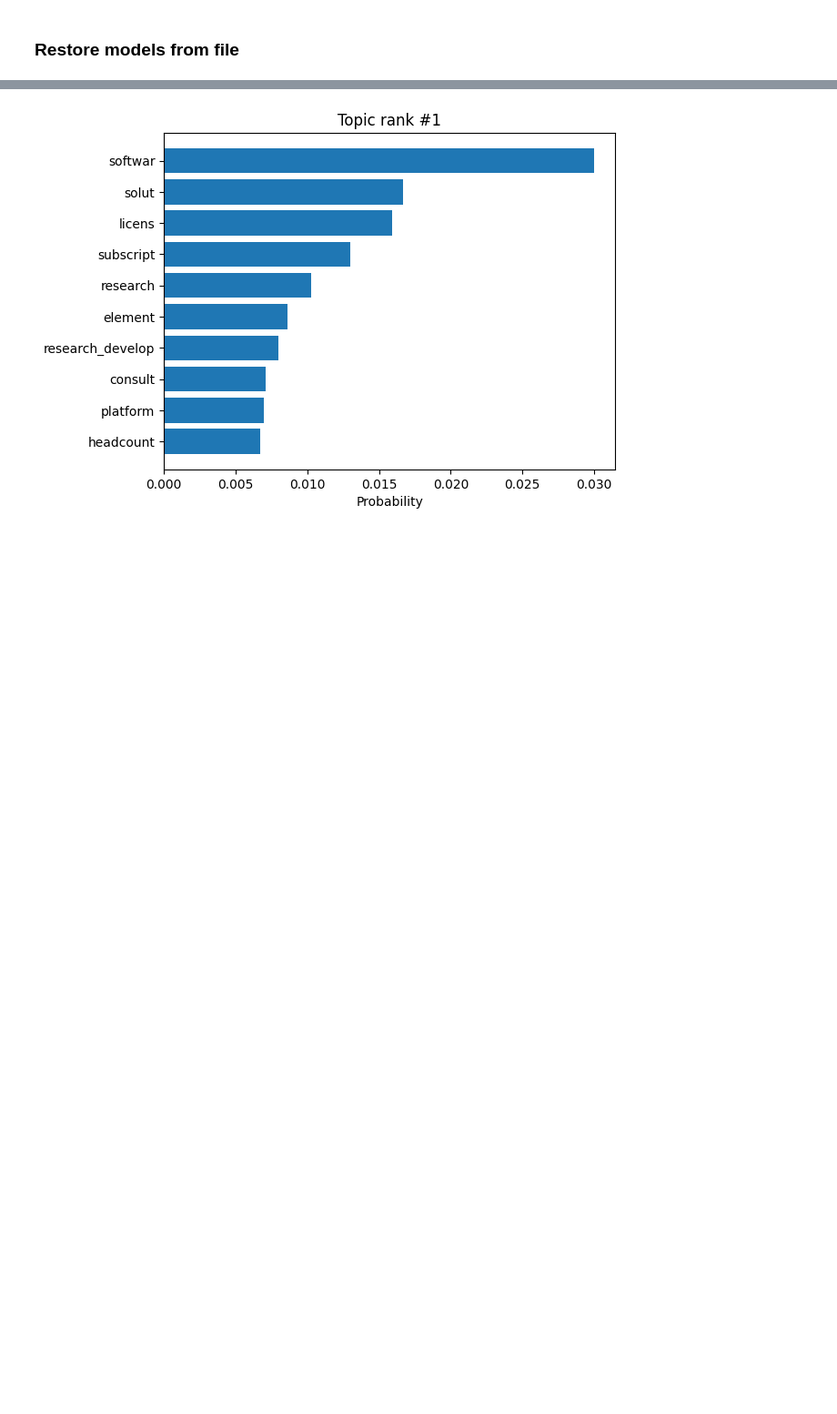
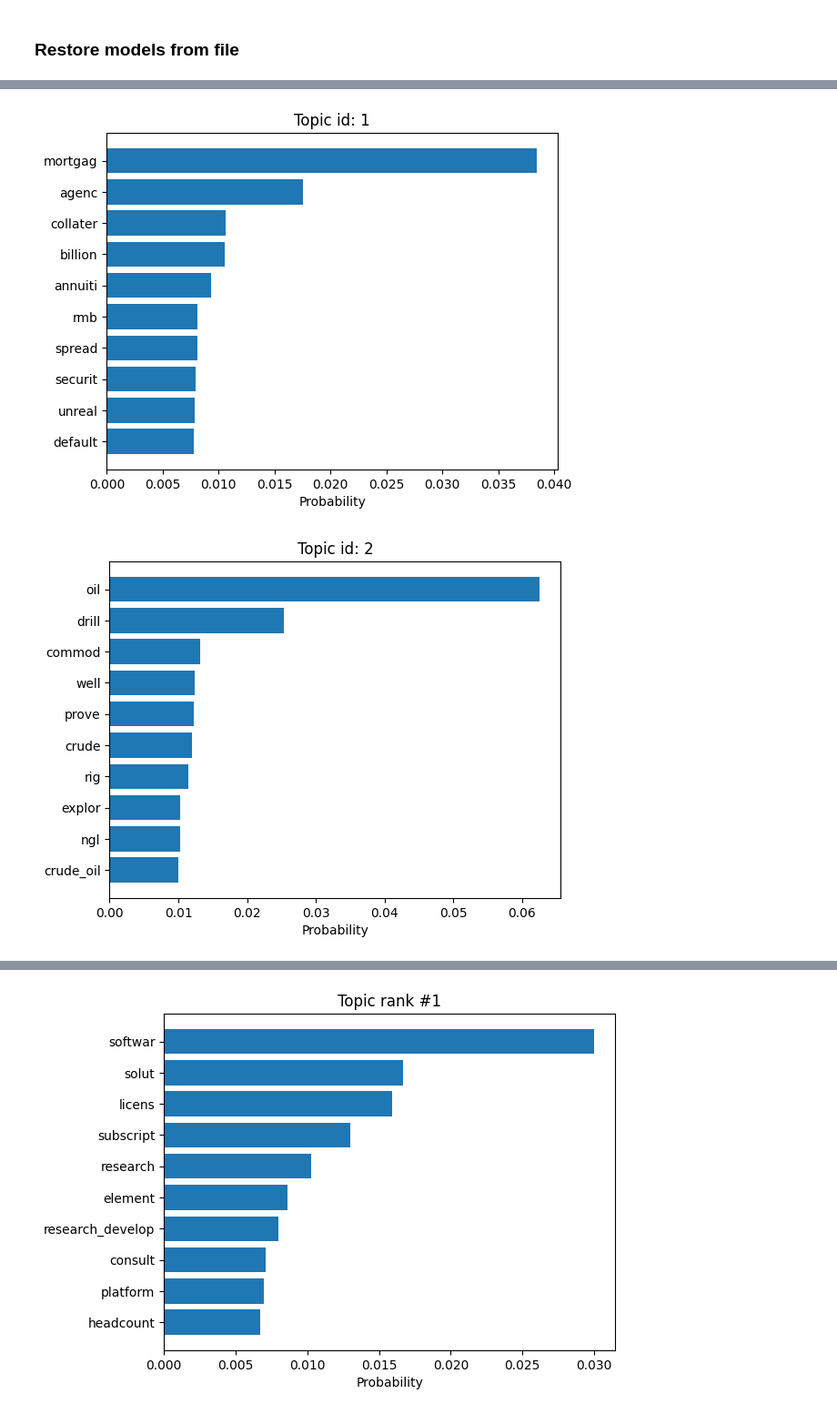
Before and after one commit to bsinghpratap/voya_project_spring21, a Jupyter notebook: LDA/Vanilla-LDA.ipynb, the cells around one changed output, grey strips where cells are left out. Shown at 91% size. Saved outputs shown, nothing was run; the diff lists cells and outputs as text; code cells hidden in the pictures; blank space fills up the shorter version.

```diff
--- a/LDA/Vanilla-LDA.ipynb
+++ b/LDA/Vanilla-LDA.ipynb
@@ -77,0 +83,5 @@ plot_topics(models['1a'], corpus['1a'])
+# %%
+plot_topics(models['7'], num_topics=10, topn=10)
+# %% [output]
+[figure, added]
+[figure, added]
```
Also changed, not shown: parts of 3 cells of this notebook, 2 other files.
